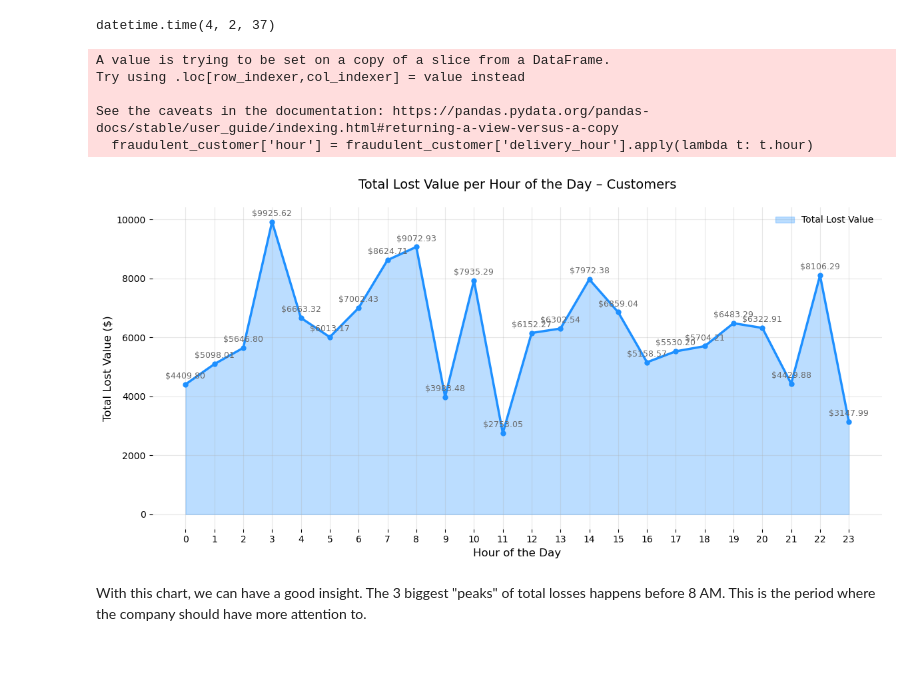
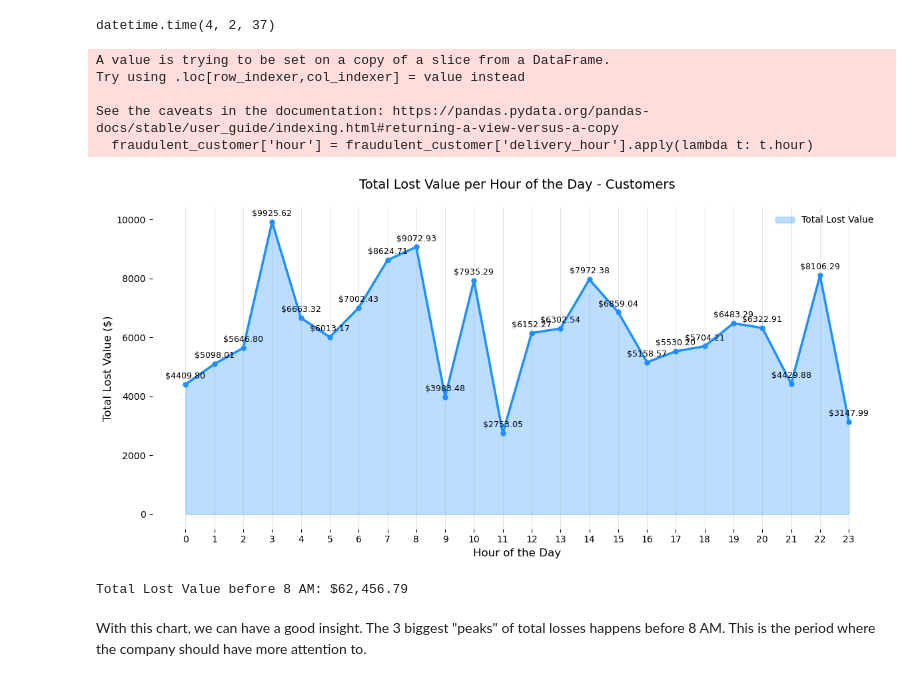
Before and after one commit to Edcysne/Walmart-Project, a Jupyter notebook: first_data_analysis.ipynb, the cells around one changed output. Cells and saved outputs as stored; diff of their text form; code cells hidden in the pictures.

Commit message:
New 5th chart

```diff
--- a/first_data_analysis.ipynb
+++ b/first_data_analysis.ipynb
@@ -1234,37 +1234,42 @@ hourly_loss = fraudulent_customer.groupby('hour')['total_lost_value'].sum().rese
 
 # Calculate total overall lost
 total_lost = hourly_loss['total_lost_value'].sum()
 
 # Plot
 fig, ax = plt.subplots(figsize=(12, 6))
 ax.fill_between(hourly_loss['hour'], hourly_loss['total_lost_value'],
                 color='dodgerblue', alpha=0.3, label='Total Lost Value')
 ax.plot(hourly_loss['hour'], hourly_loss['total_lost_value'],
         color='dodgerblue', linewidth=2.5, marker='o', markersize=5)
 
 # Annotate each point with total lost value
 for i, row in hourly_loss.iterrows():
     ax.text(row['hour'], row['total_lost_value'] + (hourly_loss['total_lost_value'].max() * 0.02),
-            f"${row['total_lost_value']:.2f}", ha='center', fontsize=9, color='dimgray')
+            f"${row['total_lost_value']:.2f}", ha='center', fontsize=9, color='black')
 
 # Title includes total lost
-ax.set_title(f'Total Lost Value per Hour of the Day – Customers', fontsize=14, pad=20)
+ax.set_title(f'Total Lost Value per Hour of the Day - Customers', fontsize=14, pad=20)
 ax.set_xlabel('Hour of the Day', fontsize=12)
 ax.set_ylabel('Total Lost Value ($)', fontsize=12)
 
-ax.grid(True, alpha=0.3, linestyle='-')
+ax.grid(True,axis='x', alpha=0.35, linestyle='-')
 sns.despine(left=True, bottom=True)
 plt.xticks(range(0, 24))
 plt.tight_layout()
 plt.legend(frameon=False)
 plt.show()
 # %% [output]
 A value is trying to be set on a copy of a slice from a DataFrame.
 Try using .loc[row_indexer,col_indexer] = value instead
 
 See the caveats in the documentation: https://pandas.pydata.org/pandas-docs/stable/user_guide/indexing.html#returning-a-view-versus-a-copy
   fraudulent_customer['hour'] = fraudulent_customer['delivery_hour'].apply(lambda t: t.hour)
-[figure, old version]
+[figure, new version]
+# %%
+total_lost_before_8 = hourly_loss.loc[hourly_loss['hour'] <= 8, 'total_lost_value'].sum()
+print(f"Total Lost Value before 8 AM: ${total_lost_before_8:,.2f}")
+# %% [output]
+Total Lost Value before 8 AM: $62,456.79
 # %% [markdown]
 With this chart, we can have a good insight. The 3 biggest "peaks" of total losses happens before 8 AM. This is the period where the company should have more attention to.
 # %% [markdown]
```
Also changed, not shown: parts of 8 cells of this notebook.
